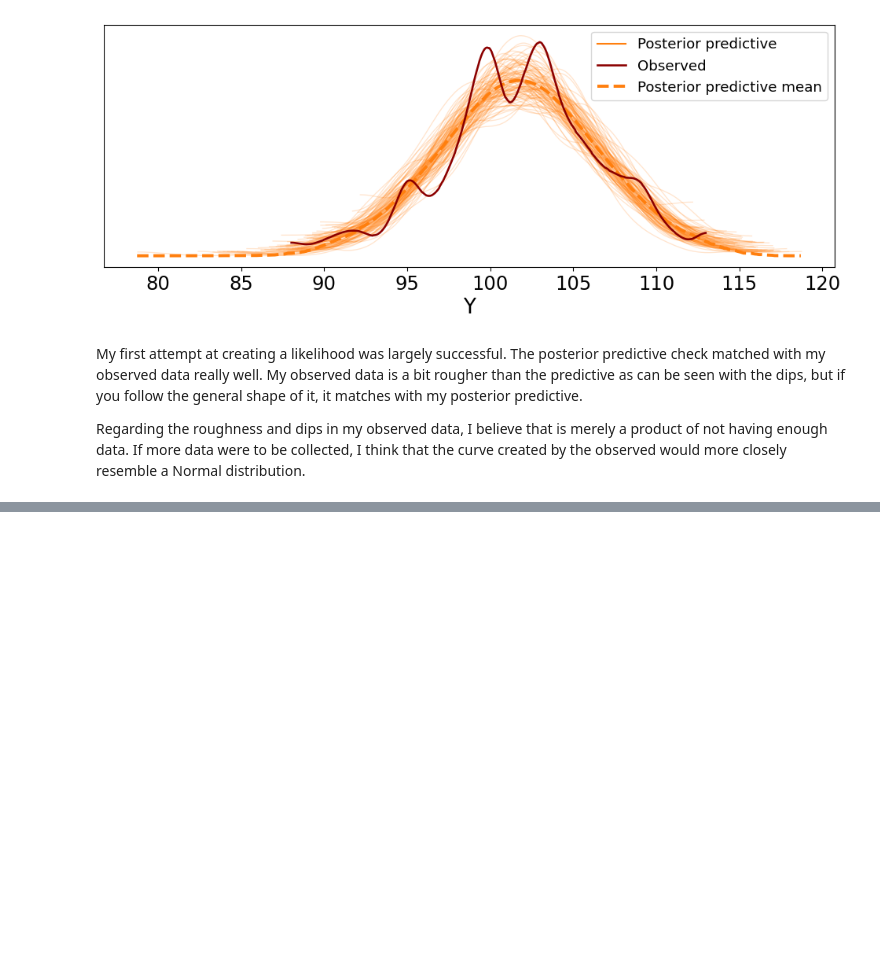
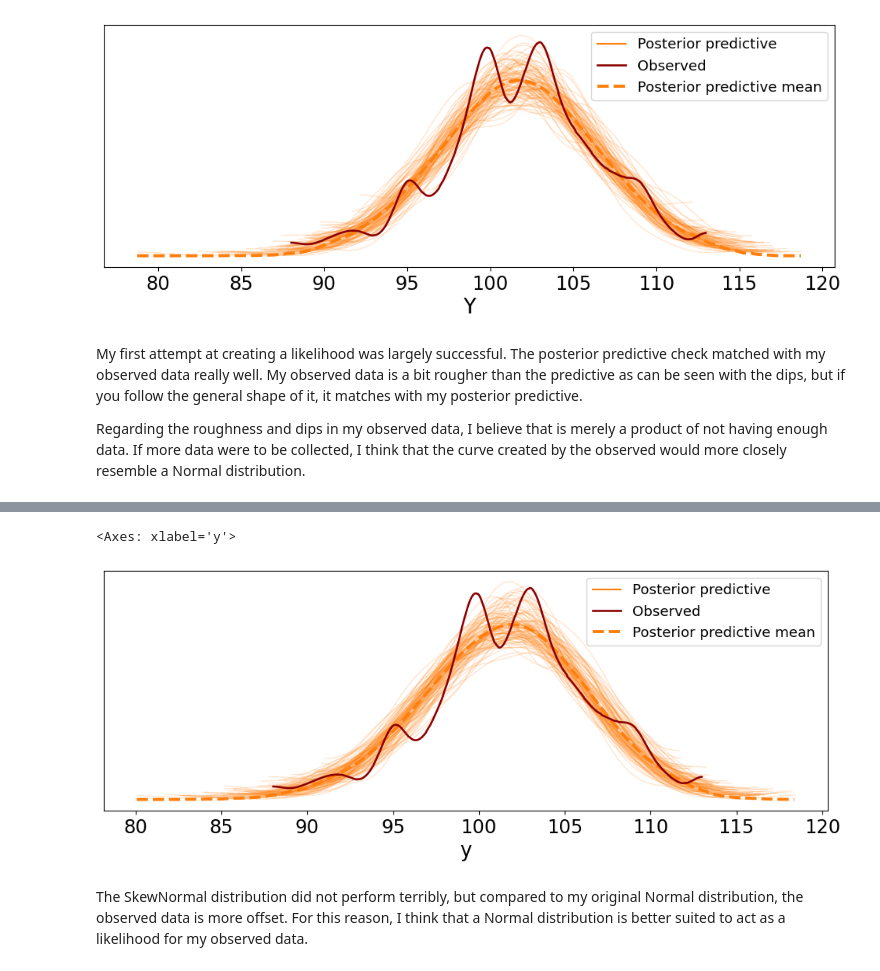
Before and after one commit to Spookytober/Datascience, a Jupyter notebook: Aubr_OrfU3proj.ipynb, the cells around one changed output, grey strips where cells are left out. Drawn from its saved outputs; the diff is of its cells as text; code cells hidden in the pictures; blank space fills up the shorter version.

```diff
--- a/Aubr_OrfU3proj.ipynb
+++ b/Aubr_OrfU3proj.ipynb
@@ -165,0 +187,6 @@ Regarding the roughness and dips in my observed data, I believe that is merely a
+# %%
+with pm.Model() as model_taillengthSN:
+    μ = pm.Normal('μ', mu = 102, sigma = 1)
+    σ = pm.HalfNormal('σ', sigma=6)
+    y = pm.SkewNormal('y', mu=μ, sigma=σ, alpha = -1, observed=data_taillength)
+    idata_taillengthSN = pm.sample()
@@ -165,0 +208,7 @@ Regarding the roughness and dips in my observed data, I believe that is merely a
+# %%
+az.plot_ppc(idata_taillengthSN, num_pp_samples=100, figsize=(12, 4), colors=["C1", "darkred", "C1"])
+# %% [output]
+<Axes: xlabel='y'>
+[figure, added]
+# %% [markdown]
+The SkewNormal distribution did not perform terribly, but compared to my original Normal distribution, the observed data is more offset. For this reason, I think that a Normal distribution is better suited to act as a likelihood for my observed data.
```
Also changed, not shown: parts of 6 cells of this notebook.
